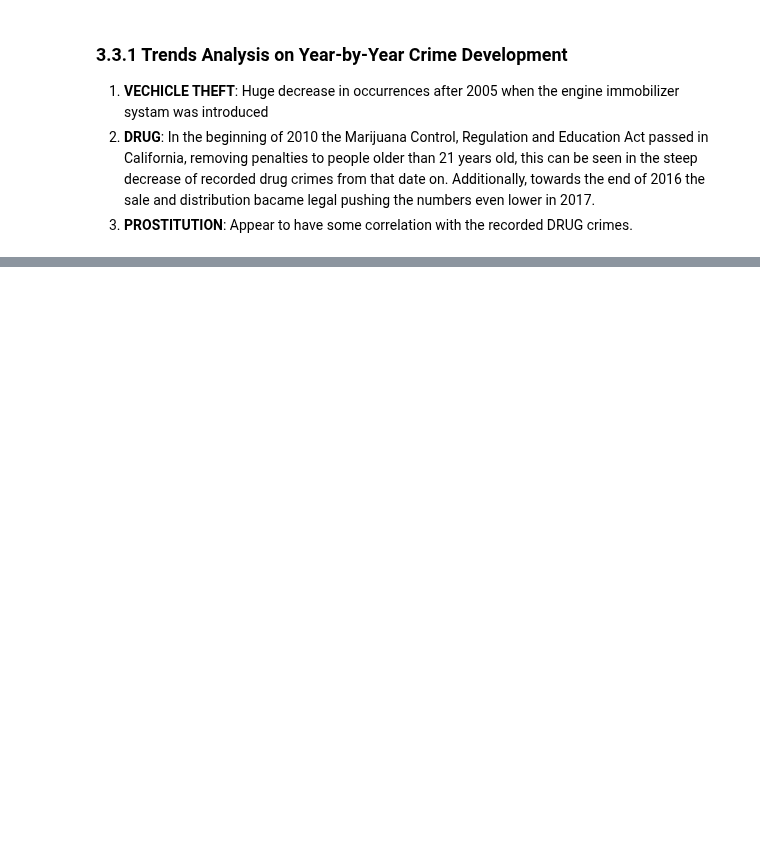
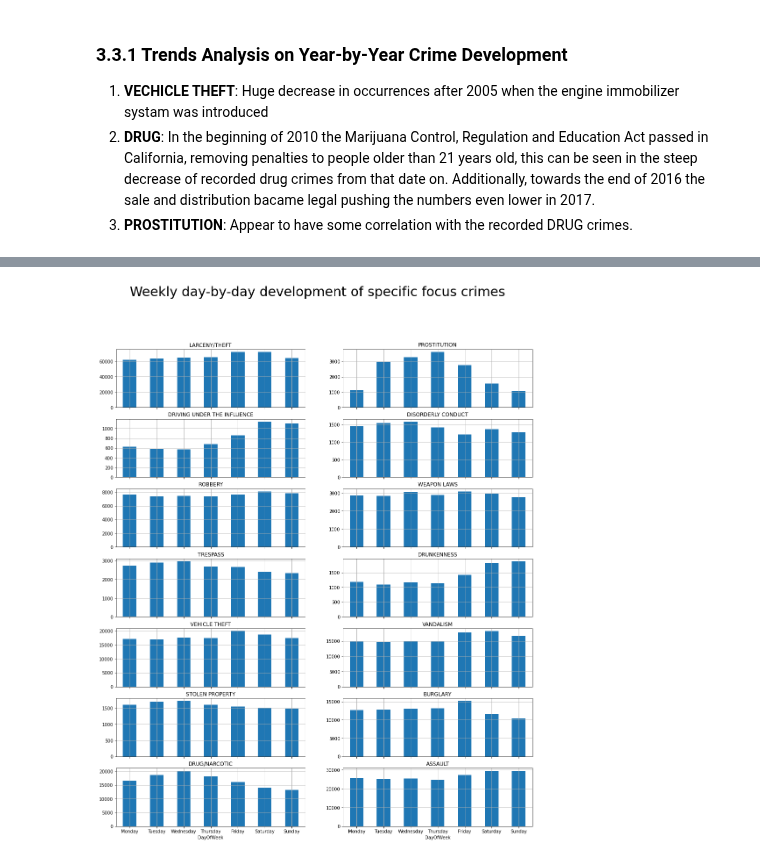
Before and after one commit to AbdulstarKousa/social-data-analysis, a Jupyter notebook: Week1.ipynb, the cells around one changed output, grey strips where cells are left out. Cells and saved outputs as stored; diff of their text form; code cells hidden in the pictures; blank space fills up the shorter version.

Commit message:
Added day-by-day and month-by-month development and minor fixes to the clean Week1 jupyter ntbk, added week2-2.py to Alex folder and edited README.

```diff
--- a/Week1.ipynb
+++ b/Week1.ipynb
@@ -157,0 +163,17 @@ for i,crime in enumerate(focuscrimes):
+# %%
+# Order the Day-of-Week column
+df2['DayOfWeek'] = pd.Categorical(df2['DayOfWeek'],categories=[
+                    'Monday','Tuesday','Wednesday','Thursday',
+                    'Friday','Saturday','Sunday'],ordered=True)
+# %%
+# Plots for day-by-day (of week) development for all Focus Crimes
+fig, axarr = plt.subplots(7, 2, figsize=(17, 20), sharex=True)
+plt.suptitle('Weekly day-by-day development of specific focus crimes', fontsize=30)
+
+for i,crime in enumerate(focuscrimes):
+    focusCrimeDf = pd.DataFrame(df2.groupby(['Category', 'DayOfWeek']).count()
+                             .filter(like = crime, axis=0)['PdId']).unstack(level=0)
+    x1 = focusCrimeDf.plot(kind='bar', ax=axarr[i//2,i%2], title=crime, rot=0, grid=True, legend=False)
+    x2 = focusCrimeDf.plot(kind='bar', ax=axarr[i//2,i%2], title=crime, rot=0, grid=True, legend=False)
+# %% [output]
+[figure, added]
```
Also changed, not shown: parts of 10 cells of this notebook, 3 other files.
